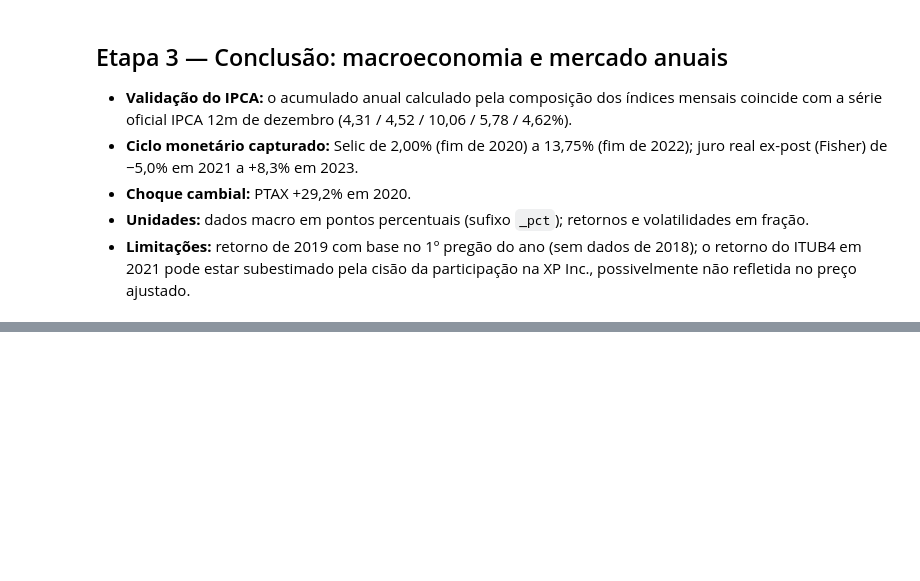
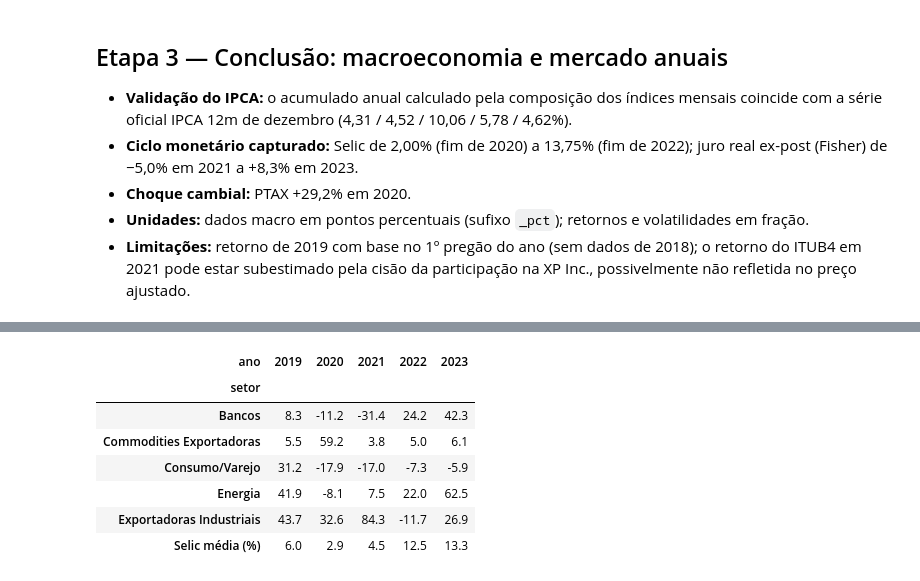
Before and after one commit to waldineilameira-lab/Projeto_Triade_Financeira_Waldinei, a Jupyter notebook: notebooks/05_modelagem_integracao.ipynb, the cells around one changed output, grey strips where cells are left out. Drawn from its saved outputs; the diff is of its cells as text; code cells hidden in the pictures; blank space fills up the shorter version.

Commit message:
adiciona tabela anual integrada da Tríade (BACEN + B3 + CVM)

```diff
--- a/notebooks/05_modelagem_integracao.ipynb
+++ b/notebooks/05_modelagem_integracao.ipynb
@@ -328,3 +328,20 @@ mercado.to_csv(PROC_DIR / "fato_mercado_anual.csv", index=False)
 - **Choque cambial:** PTAX +29,2% em 2020.
 - **Unidades:** dados macro em pontos percentuais (sufixo `_pct`); retornos e volatilidades em fração.
 - **Limitações:** retorno de 2019 com base no 1º pregão do ano (sem dados de 2018); o retorno do ITUB4 em 2021 pode estar subestimado pela cisão da participação na XP Inc., possivelmente não refletida no preço ajustado.
+# %%
+integrado = (
+    ind.merge(mercado, on=["ticker", "ano"], how="left", validate="one_to_one")
+       .merge(macro_anual, on="ano", how="left", validate="many_to_one")
+       .merge(dim_empresa[["ticker", "empresa", "setor", "tipo"]], on="ticker",
+              how="left", validate="many_to_one")
+)
+
+# Organiza as colunas: identificação → contábil → mercado → macro
+identificacao = ["ticker", "empresa", "setor", "tipo", "ano"]
+contabeis = [c for c in ind.columns if c not in ("ticker", "ano")]
+de_mercado = [c for c in mercado.columns if c not in ("ticker", "ano")]
+macroeconomicos = [c for c in macro_anual.columns if c != "ano"]
+integrado = integrado[identificacao + contabeis + de_mercado + macroeconomicos]
+
+integrado.to_csv(PROC_DIR / "fato_anual_integrado.csv", index=False)
+print("Formato:", integrado.shape)
@@ -330,0 +373,13 @@ mercado.to_csv(PROC_DIR / "fato_mercado_anual.csv", index=False)
+# %%
+previa = integrado.groupby(["setor", "ano"])["retorno_anual"].mean().unstack() * 100
+previa.loc["Selic média (%)"] = macro_anual.set_index("ano")["selic_media_pct"]
+previa.round(1)
+# %% [output]
+| ano | 2019 | 2020 | 2021 | 2022 | 2023 |
+| setor |  |  |  |  |  |
+| Bancos | 8.3 | -11.2 | -31.4 | 24.2 | 42.3 |
+| Commodities Exportadoras | 5.5 | 59.2 | 3.8 | 5.0 | 6.1 |
+| Consumo/Varejo | 31.2 | -17.9 | -17.0 | -7.3 | -5.9 |
+| Energia | 41.9 | -8.1 | 7.5 | 22.0 | 62.5 |
+| Exportadoras Industriais | 43.7 | 32.6 | 84.3 | -11.7 | 26.9 |
+| Selic média (%) | 6.0 | 2.9 | 4.5 | 12.5 | 13.3 |
```
Also changed, not shown: parts of 3 cells of this notebook, 1 other file.
